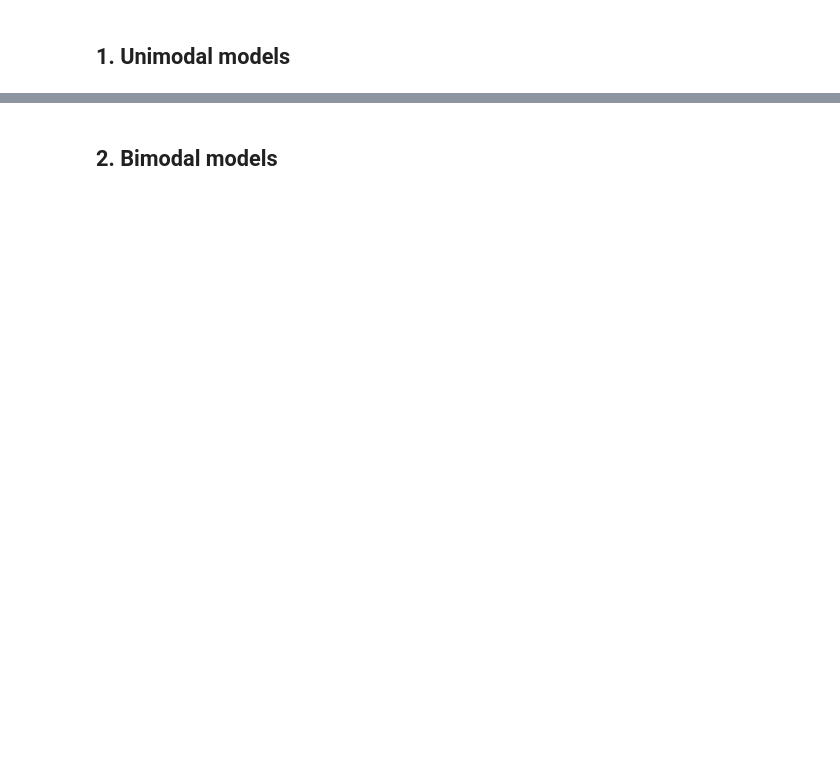
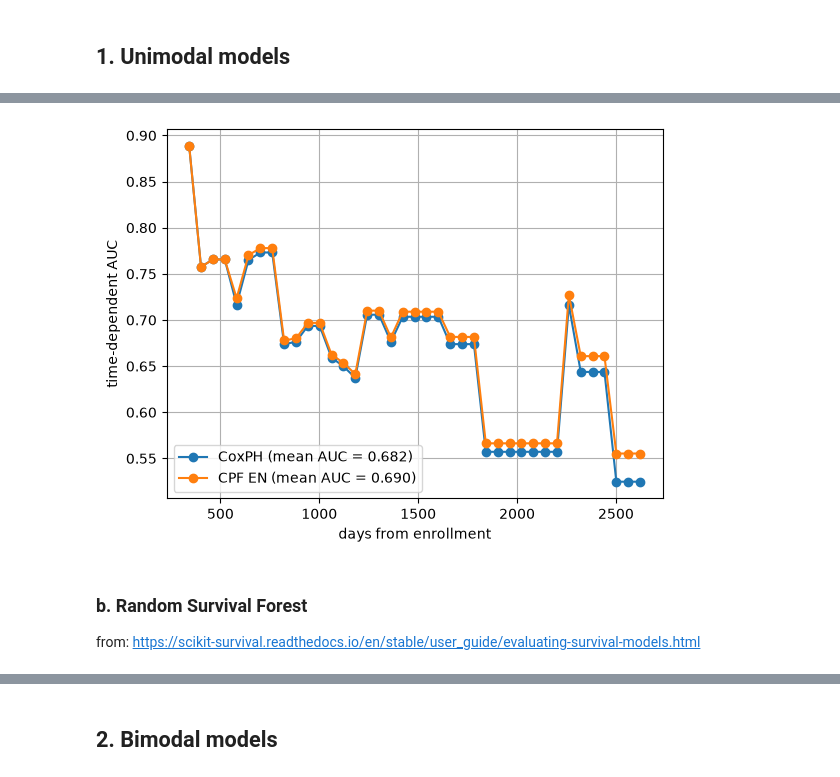
Before and after one commit to Eug-M/cancer_survival, a Jupyter notebook: src/Notebooks/modeles_ML.ipynb, the cells around one changed output, grey strips where cells are left out. Saved outputs shown, nothing was run; the diff lists cells and outputs as text; code cells hidden in the pictures; blank space fills up the shorter version.

```diff
--- a/src/Notebooks/modeles_ML.ipynb
+++ b/src/Notebooks/modeles_ML.ipynb
@@ -166,0 +365,4 @@ ValueError: could not convert string to float: 'Metastasis'
+# %%
+coxnet = CoxnetSurvivalAnalysis(l1_ratio=0.9, alpha_min_ratio=0.01, max_iter=100)
+coxnet.fit(X_train, Y_array_train)
+coxnet.alphas_
@@ -166,0 +390,4 @@ ValueError: could not convert string to float: 'Metastasis'
+# %%
+coxnet = make_pipeline(StandardScaler(), CoxnetSurvivalAnalysis(l1_ratio=0.9, alpha_min_ratio=0.01, max_iter=100))
+coxnet.fit(X_train, Y_array_train)
+coxnet.named_steps["coxnetsurvivalanalysis"].alphas_
@@ -166,0 +478,20 @@ ValueError: could not convert string to float: 'Metastasis'
+# %%
+# Cox’s proportional hazard’s model with elastic net penalty
+
+# cph_en = CoxnetSurvivalAnalysis(l1_ratio=gcv.best_params_["coxnetsurvivalanalysis__alphas"][0], fit_baseline_model=True)
+cph_en = CoxnetSurvivalAnalysis(l1_ratio=gcv.best_params_["alphas"][0], fit_baseline_model=True)
+cph_en.fit(X_train, Y_array_train)
+
+cph_en_chf_funcs = cph_en.predict_cumulative_hazard_function(X_test_purged, return_array=False)
+cph_en_risk_scores = np.vstack([chf(va_times) for chf in cph_en_chf_funcs])
+
+cph_en_auc, cph_en_mean_auc = cumulative_dynamic_auc(Y_array_train, Y_array_test_purged, cph_en_risk_scores, va_times)
+
+plt.plot(va_times, cph_auc, "o-", label=f"CoxPH (mean AUC = {cph_mean_auc:.3f})")
+plt.plot(va_times, cph_en_auc, "o-", label=f"CPF EN (mean AUC = {cph_en_mean_auc:.3f})")
+plt.xlabel("days from enrollment")
+plt.ylabel("time-dependent AUC")
+plt.legend(loc="lower left")
+plt.grid(True)
+# %% [output]
+[figure, added]
@@ -166,0 +503,4 @@ ValueError: could not convert string to float: 'Metastasis'
+# %% [markdown]
+### b. Random Survival Forest
+
+from: https://scikit-survival.readthedocs.io/en/stable/user_guide/evaluating-survival-models.html
```
Also changed, not shown: parts of 29 cells of this notebook, 2 other files.
